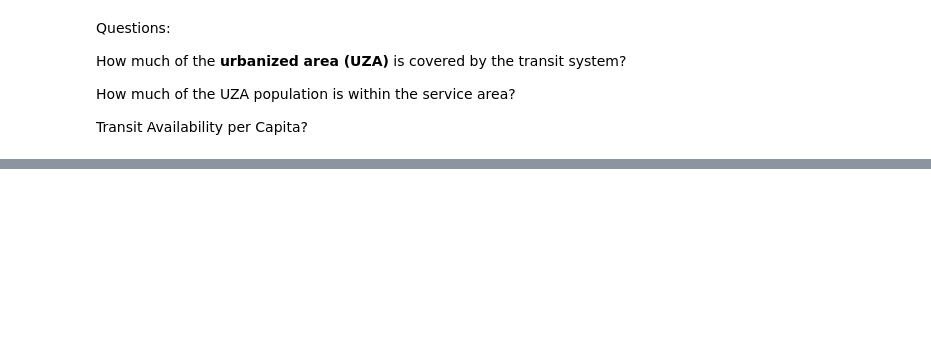
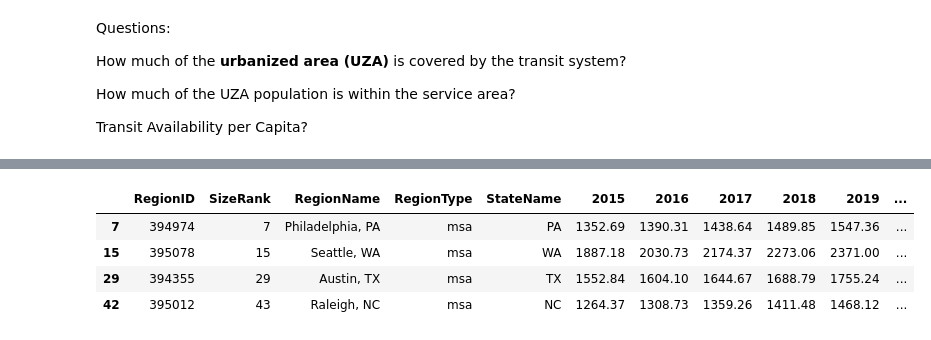
Before and after one commit to Hannah00Donnelly/nss-capstone-da14-2025, a Jupyter notebook: notebooks/hdonnelly_capstone.ipynb, the cells around one changed output, grey strips where cells are left out. Cells and saved outputs as stored; diff of their text form; code cells hidden in the pictures; blank space fills up the shorter version.

```diff
--- a/notebooks/hdonnelly_capstone.ipynb
+++ b/notebooks/hdonnelly_capstone.ipynb
@@ -1325,0 +533,7 @@ seattle_public_transportation_2024
+# %%
+#metro_rent.head()
+metro_rent_cost_cities = metro_rent[(metro_rent['RegionName']== 'Austin, TX') |
+                                        (metro_rent['RegionName']== 'Seattle, WA') |
+                                        (metro_rent['RegionName']== 'Raleigh, NC') |
+                                        (metro_rent['RegionName']== 'Philadelphia, PA')]
+metro_rent_cost_cities
@@ -1325,0 +546,28 @@ seattle_public_transportation_2024
+# %%
+city_ids = ['RegionID', 'SizeRank', 'RegionName', 'RegionType', 'StateName']
+rent_dates = metro_rent_cost_cities.drop(columns=city_ids)
+rent_dates.columns = pd.to_datetime(rent_dates.columns)
+
+#https://www.geeksforgeeks.org/python-pandas-dataframe-transpose
+#https://pandas.pydata.org/pandas-docs/version/1.5/reference/api/pandas.DataFrame.transpose.html
+rent_dates_transposed = rent_dates.T
+
+#https://www.demo2s.com/g/python/how-to-use-python-pandas-datetimeindex-year.html
+rent_dates_transposed['Year'] = rent_dates_transposed.index.year
+
+#getting the average by year
+rent_avg_year = rent_dates_transposed.groupby('Year').mean().round(2)
+
+#transpose it back to original format to add back the id columns
+rent_avg_year = rent_avg_year.T
+
+#add back the id columns
+yearly_average_rent = pd.concat([metro_rent_cost_cities[city_ids], rent_avg_year], axis=1)
+
+yearly_average_rent
+# %% [output]
+|  | RegionID | SizeRank | RegionName | RegionType | StateName | 2015 | 2016 | 2017 | 2018 | 2019 | ... |
+| 7 | 394974 | 7 | Philadelphia, PA | msa | PA | 1352.69 | 1390.31 | 1438.64 | 1489.85 | 1547.36 | ... |
+| 15 | 395078 | 15 | Seattle, WA | msa | WA | 1887.18 | 2030.73 | 2174.37 | 2273.06 | 2371.00 | ... |
+| 29 | 394355 | 29 | Austin, TX | msa | TX | 1552.84 | 1604.10 | 1644.67 | 1688.79 | 1755.24 | ... |
+| 42 | 395012 | 43 | Raleigh, NC | msa | NC | 1264.37 | 1308.73 | 1359.26 | 1411.48 | 1468.12 | ... |
```
Also changed, not shown: parts of 132 cells of this notebook.
